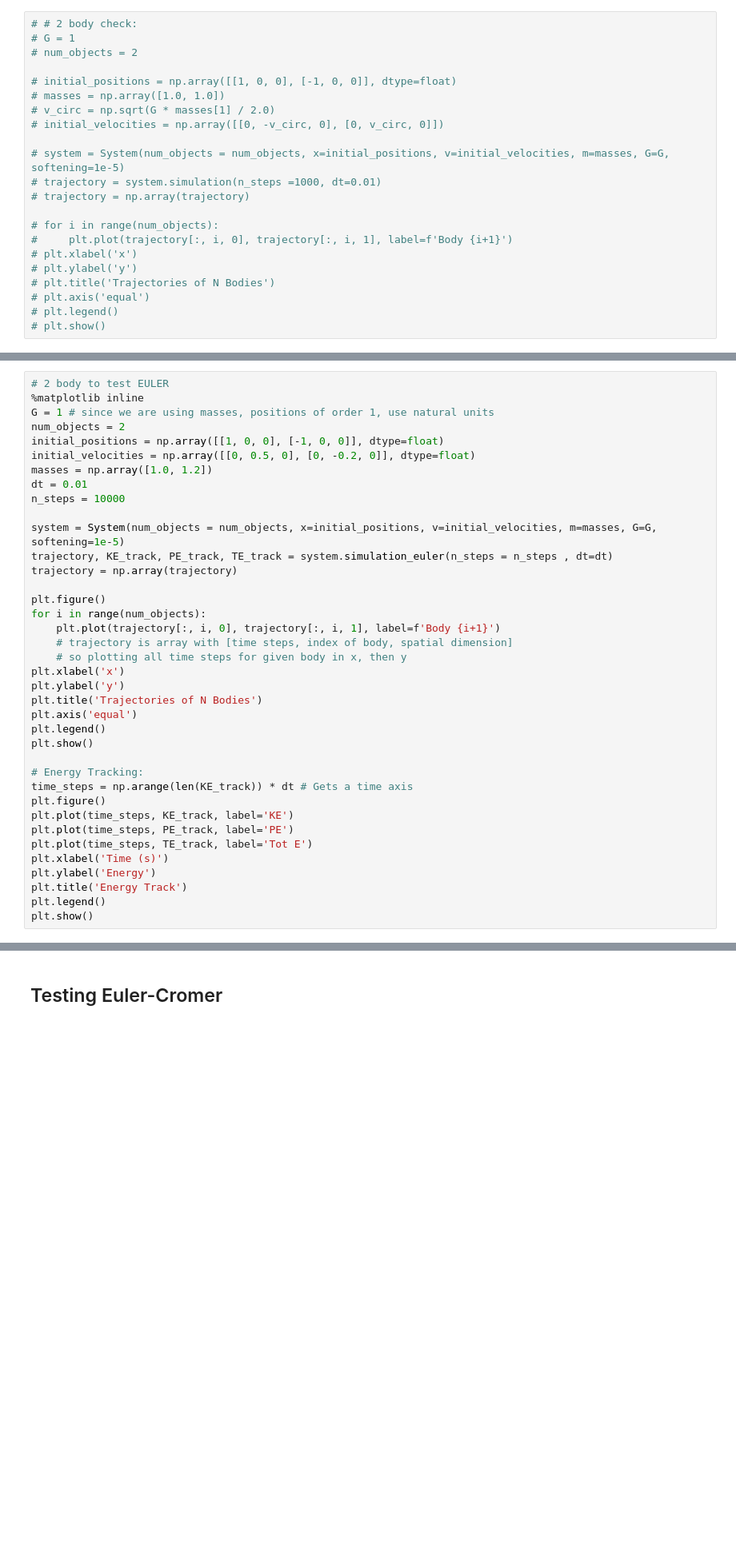
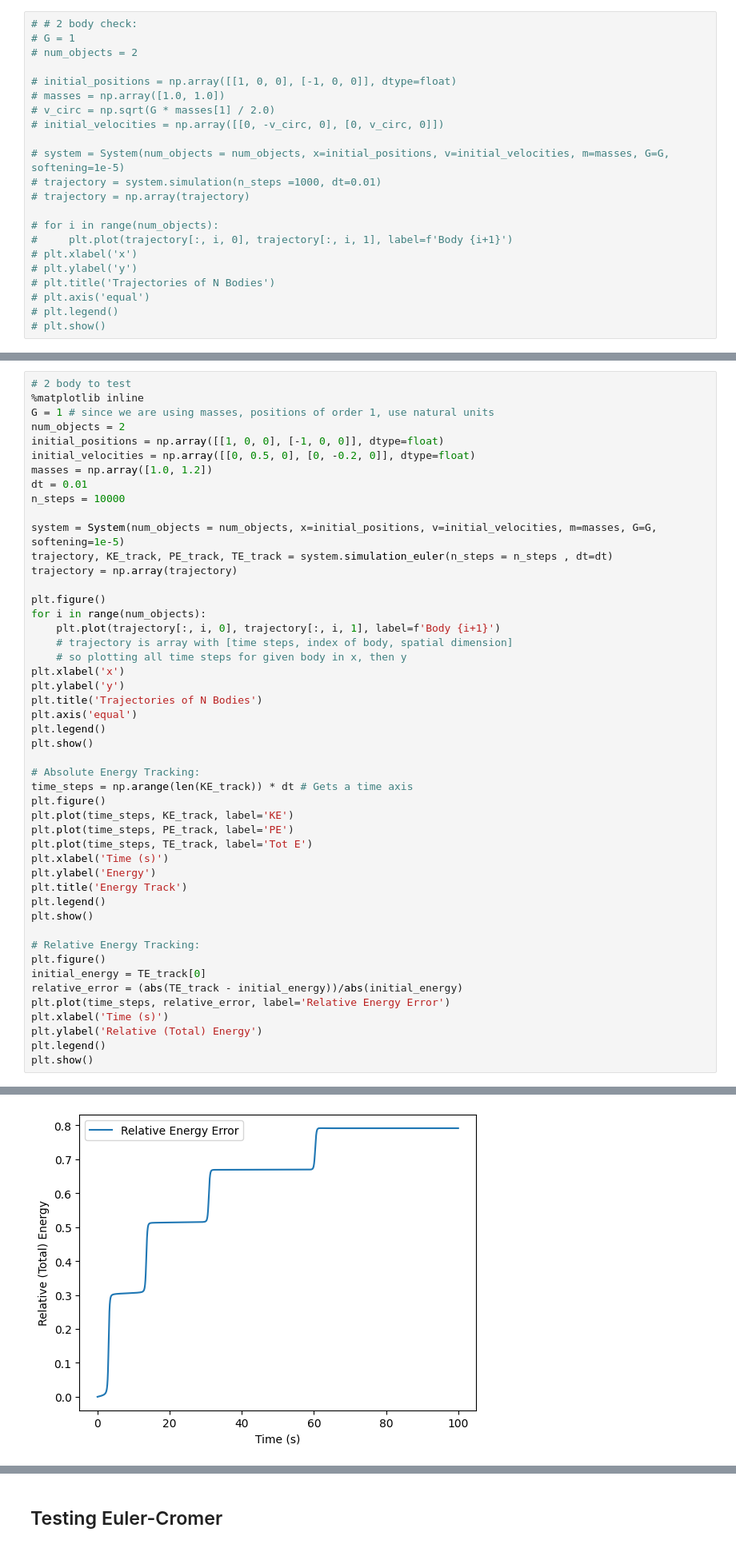
Before and after one commit to OliverPearce5/N-body_sim, a Jupyter notebook: nbody.ipynb, the cells around one changed output, grey strips where cells are left out. Shown at 80% size. Saved outputs shown, nothing was run; the diff lists cells and outputs as text; blank space fills up the shorter version.

```diff
--- a/nbody.ipynb
+++ b/nbody.ipynb
@@ -202,7 +226,7 @@ The Relative Energy Error is as follows:
 
 ## Testing Euler (with energy tracking)
 # %%
-# 2 body to test EULER
+# 2 body to test
 %matplotlib inline
 G = 1 # since we are using masses, positions of order 1, use natural units
 num_objects = 2
@@ -214,31 +238,42 @@ n_steps = 10000
 
 system = System(num_objects = num_objects, x=initial_positions, v=initial_velocities, m=masses, G=G, softening=1e-5)
 trajectory, KE_track, PE_track, TE_track = system.simulation_euler(n_steps = n_steps , dt=dt)
 trajectory = np.array(trajectory)
 
 plt.figure()
 for i in range(num_objects):
     plt.plot(trajectory[:, i, 0], trajectory[:, i, 1], label=f'Body {i+1}')
     # trajectory is array with [time steps, index of body, spatial dimension]
     # so plotting all time steps for given body in x, then y
 plt.xlabel('x')
 plt.ylabel('y')
 plt.title('Trajectories of N Bodies')
 plt.axis('equal')
 plt.legend()
 plt.show()
 
-# Energy Tracking:
+# Absolute Energy Tracking:
 time_steps = np.arange(len(KE_track)) * dt # Gets a time axis
 plt.figure()
 plt.plot(time_steps, KE_track, label='KE')
 plt.plot(time_steps, PE_track, label='PE')
 plt.plot(time_steps, TE_track, label='Tot E')
 plt.xlabel('Time (s)')
 plt.ylabel('Energy')
 plt.title('Energy Track')
 plt.legend()
 plt.show()
+
+# Relative Energy Tracking:
+plt.figure()
+initial_energy = TE_track[0]
+relative_error = (abs(TE_track - initial_energy))/abs(initial_energy)
+plt.plot(time_steps, relative_error, label='Relative Energy Error')
+plt.xlabel('Time (s)')
+plt.ylabel('Relative (Total) Energy')
+plt.legend()
+plt.show()
 # %% [output]
 [figure]
 [figure]
+[figure, added]
```
Also changed, not shown: parts of 8 cells of this notebook.
